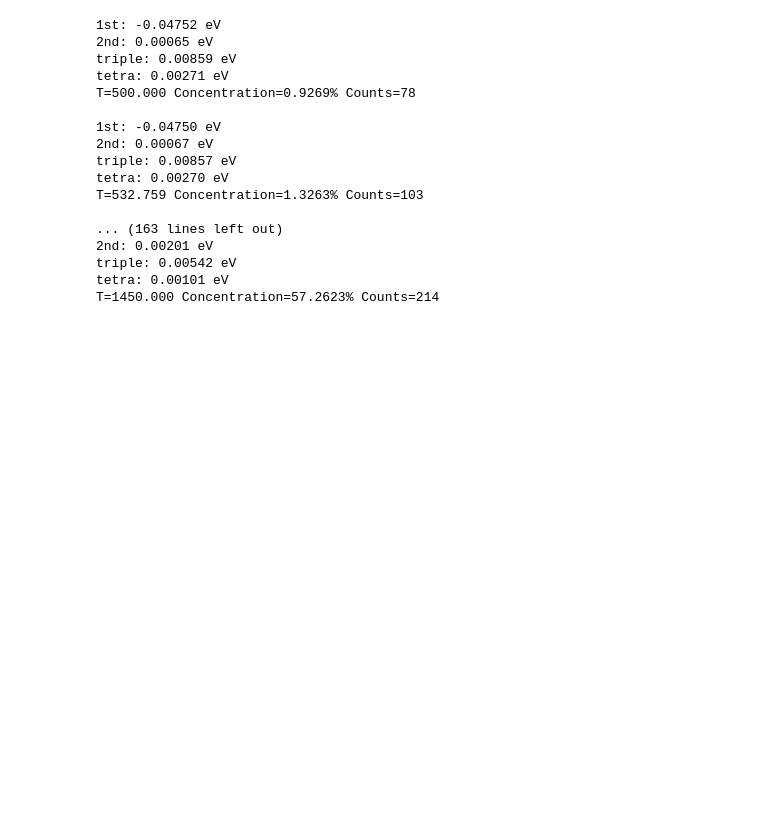
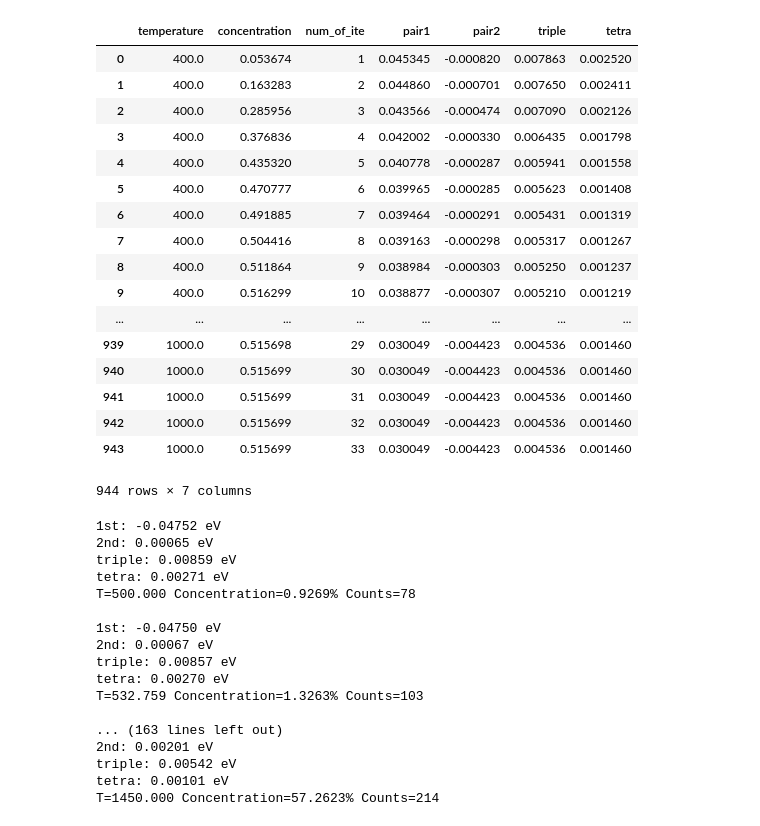
Before and after one commit to TsumiNa/CVM, a Jupyter notebook: samples/tetrahedron.ipynb, the cells around one changed output. Cells and saved outputs as stored; diff of their text form; code cells hidden in the pictures; blank space fills up the shorter version.

```diff
--- a/samples/tetrahedron.ipynb
+++ b/samples/tetrahedron.ipynb
@@ -112,3 +115,24 @@ plt.grid()
+# %%
+tetra.results.tag_800k
+# %% [output]
+|  | temperature | concentration | num_of_ite | pair1 | pair2 | triple | tetra |
+| 0 | 400.0 | 0.053674 | 1 | 0.045345 | -0.000820 | 0.007863 | 0.002520 |
+| 1 | 400.0 | 0.163283 | 2 | 0.044860 | -0.000701 | 0.007650 | 0.002411 |
+| 2 | 400.0 | 0.285956 | 3 | 0.043566 | -0.000474 | 0.007090 | 0.002126 |
+| 3 | 400.0 | 0.376836 | 4 | 0.042002 | -0.000330 | 0.006435 | 0.001798 |
+| 4 | 400.0 | 0.435320 | 5 | 0.040778 | -0.000287 | 0.005941 | 0.001558 |
+| 5 | 400.0 | 0.470777 | 6 | 0.039965 | -0.000285 | 0.005623 | 0.001408 |
+| 6 | 400.0 | 0.491885 | 7 | 0.039464 | -0.000291 | 0.005431 | 0.001319 |
+| 7 | 400.0 | 0.504416 | 8 | 0.039163 | -0.000298 | 0.005317 | 0.001267 |
+| 8 | 400.0 | 0.511864 | 9 | 0.038984 | -0.000303 | 0.005250 | 0.001237 |
+| 9 | 400.0 | 0.516299 | 10 | 0.038877 | -0.000307 | 0.005210 | 0.001219 |
+| ... | ... | ... | ... | ... | ... | ... | ... |
+| 939 | 1000.0 | 0.515698 | 29 | 0.030049 | -0.004423 | 0.004536 | 0.001460 |
+| 940 | 1000.0 | 0.515699 | 30 | 0.030049 | -0.004423 | 0.004536 | 0.001460 |
+| 941 | 1000.0 | 0.515699 | 31 | 0.030049 | -0.004423 | 0.004536 | 0.001460 |
+| 942 | 1000.0 | 0.515699 | 32 | 0.030049 | -0.004423 | 0.004536 | 0.001460 |
+| 943 | 1000.0 | 0.515699 | 33 | 0.030049 | -0.004423 | 0.004536 | 0.001460 |
+944 rows × 7 columns
 # %%
 def patch(_, r0):
 
```
Also changed, not shown: parts of 11 cells of this notebook, 6 other files.
